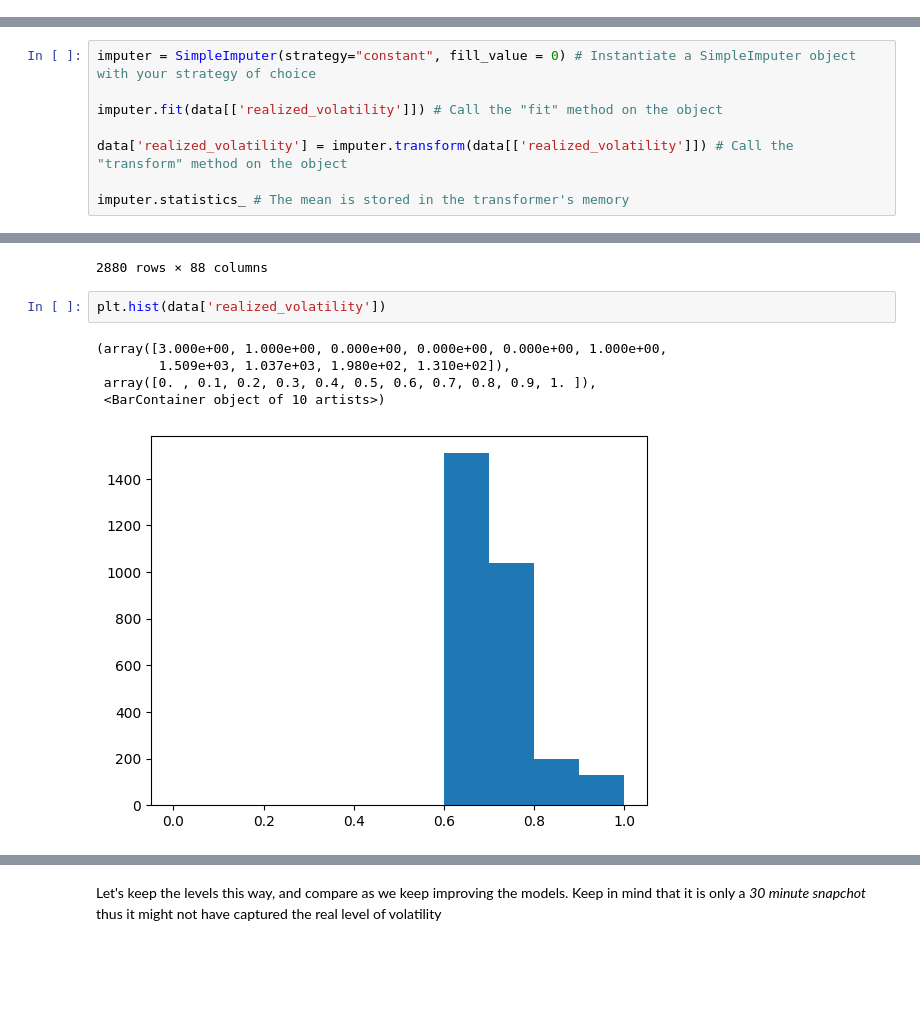
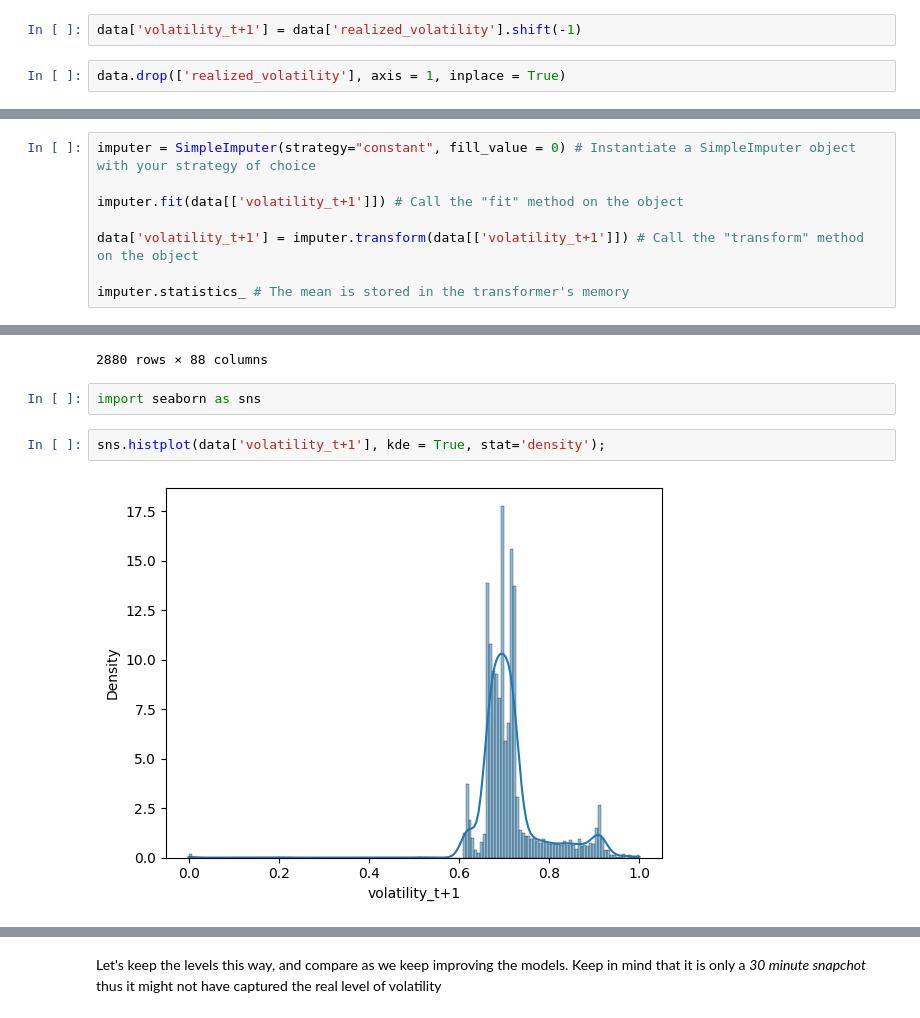
Before and after one commit to abefarkas/Thalassa_Regime_Classifier, a Jupyter notebook: Updated_Data.ipynb, the cells around one changed output, grey strips where cells are left out. Cells and saved outputs as stored; diff of their text form; blank space fills up the shorter version.

```diff
--- a/Updated_Data.ipynb
+++ b/Updated_Data.ipynb
@@ -75,6 +75,10 @@ def realized_volatility():
     return list_vol
 # %%
 data['realized_volatility'] = realized_volatility()
+# %%
+data['volatility_t+1'] = data['realized_volatility'].shift(-1)
+# %%
+data.drop(['realized_volatility'], axis = 1, inplace = True)
 # %%
 data
 # %% [output]
@@ -101,9 +105,9 @@ from sklearn.impute import SimpleImputer
 # %%
 imputer = SimpleImputer(strategy="constant", fill_value = 0) # Instantiate a SimpleImputer object with your strategy of choice
 
-imputer.fit(data[['realized_volatility']]) # Call the "fit" method on the object
+imputer.fit(data[['volatility_t+1']]) # Call the "fit" method on the object
 
-data['realized_volatility'] = imputer.transform(data[['realized_volatility']]) # Call the "transform" method on the object
+data['volatility_t+1'] = imputer.transform(data[['volatility_t+1']]) # Call the "transform" method on the object
 
 imputer.statistics_ # The mean is stored in the transformer's memory
 # %% [output]
@@ -238,11 +242,9 @@ data
 | 2022-05-19 23:59:15 | 0.897421 | 0.894584 | 0.013036 | 0.894569 | 0.001802 | 0.894742 | 0.031284 | 0.894712 | 0.048701 | 0.894641 | ... |
 | 2022-05-19 23:59:45 | 0.897796 | 0.894965 | 0.012252 | 0.894923 | 0.002548 | 0.895127 | 0.008091 | 0.895181 | 0.021924 | 0.895162 | ... |
 2880 rows × 88 columns
+# %%
+import seaborn as sns
 # %%
-plt.hist(data['realized_volatility'])
+sns.histplot(data['volatility_t+1'], kde = True, stat='density');
 # %% [output]
-(array([3.000e+00, 1.000e+00, 0.000e+00, 0.000e+00, 0.000e+00, 1.000e+00,
-        1.509e+03, 1.037e+03, 1.980e+02, 1.310e+02]),
- array([0. , 0.1, 0.2, 0.3, 0.4, 0.5, 0.6, 0.7, 0.8, 0.9, 1. ]),
- <BarContainer object of 10 artists>)
-[figure, old version]
+[figure, new version]
```
Also changed, not shown: parts of 21 cells of this notebook.
